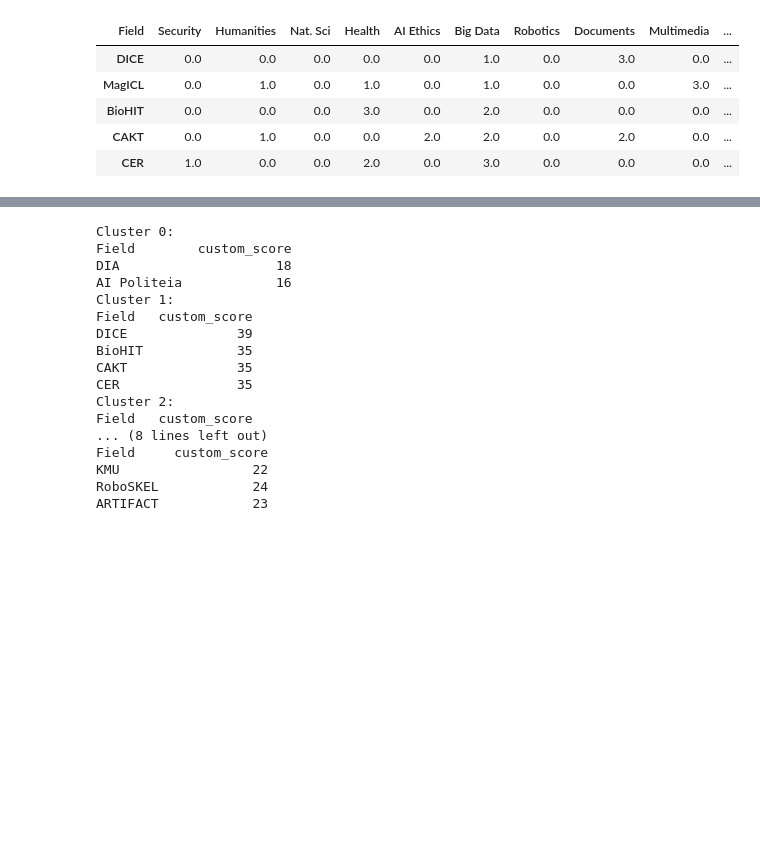
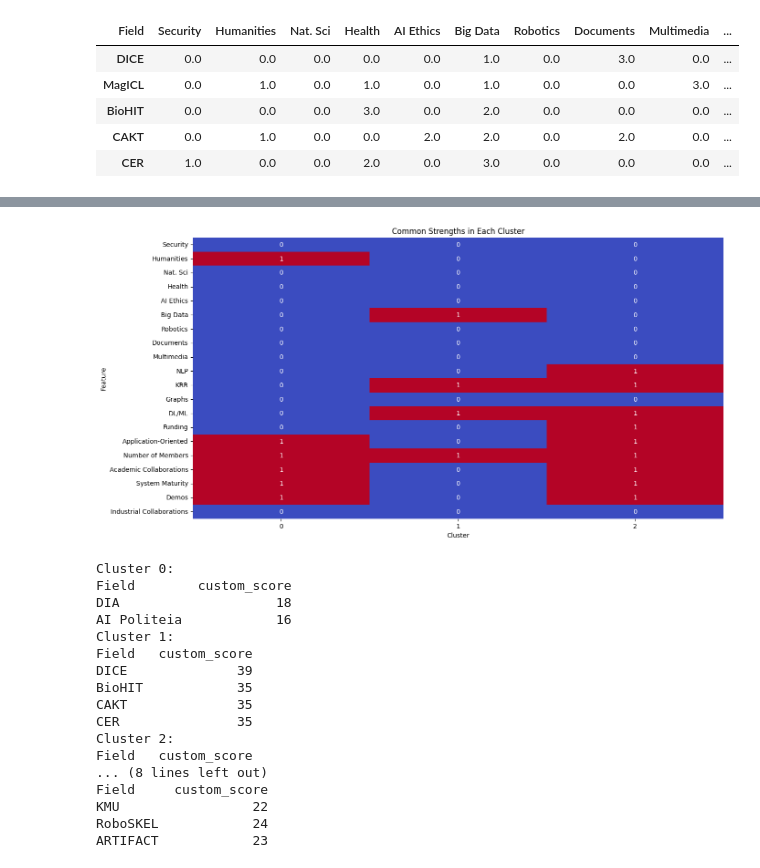
Before and after one commit to codegithubka/Deep-Autoencoder-Company-Segmentation, a Jupyter notebook: team_grouping_analysis.ipynb, the cells around one changed output, grey strips where cells are left out. Drawn from its saved outputs; the diff is of its cells as text; code cells hidden in the pictures; blank space fills up the shorter version.

```diff
--- a/team_grouping_analysis.ipynb
+++ b/team_grouping_analysis.ipynb
@@ -68,19 +69,11 @@ def load_and_preprocess_data(filepath):
                            'Robotics', 'Documents', 'Multimedia', 'NLP', 'KRR', 'Graphs', 'DL/ML', 'Funding', 'Application-Oriented', 'Number of Members', 'Academic Collaborations', 'System Maturity', 'Demos', 'Industrial Collaborations']
     numeric_columns = [] #Empty for now
 
-    #If numerical columns are used
-        #Create pipline to preprocess raw data
-
     # Map involvement levels
     for column in involvement_columns:
         if column in df.columns:
             df[column] = df[column].map(weights).fillna(0)
 
-    # Convert numeric columns
-    for column in numeric_columns:
-        if column in df.columns:
-            df[column] = pd.to_numeric(df[column], errors='coerce').fillna(0)
-
     return df
 # %%
 # Define weights for each feature
@@ -288,0 +302,3 @@ clustered_df = apply_clustering(df, num_clusters)
+# %%
+cluster_averages = clustered_df.groupby('cluster').mean().drop(columns='custom_score')
+cluster_averages.head()
@@ -288,0 +313,3 @@ clustered_df = apply_clustering(df, num_clusters)
+# %%
+common_strengths = (cluster_averages >=1.5) #Consider Good and Strong as strengths
+common_strengths.head()
@@ -289,3 +322,15 @@ clustered_df = apply_clustering(df, num_clusters)
+# %%
+common_strengths_t = common_strengths.T
+# %%
+# Plot common strengths
+plt.figure(figsize=(15, 8))
+sns.heatmap(common_strengths_t, annot=True, cmap='coolwarm', cbar=False)
+plt.title('Common Strengths in Each Cluster')
+plt.xlabel('Cluster')
+plt.ylabel('Feature')
+plt.show()
+# %% [output]
+[figure, added]
 # %%
 # Display cluster information
 for cluster_id, group in clustered_df.groupby('cluster'):
```
Also changed, not shown: parts of 6 cells of this notebook, 4 other files.
